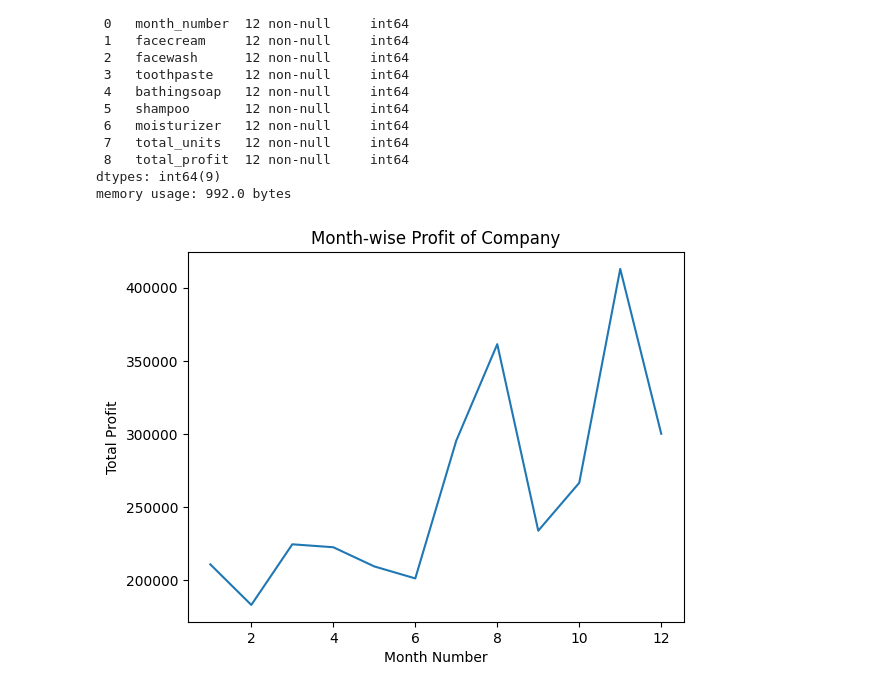
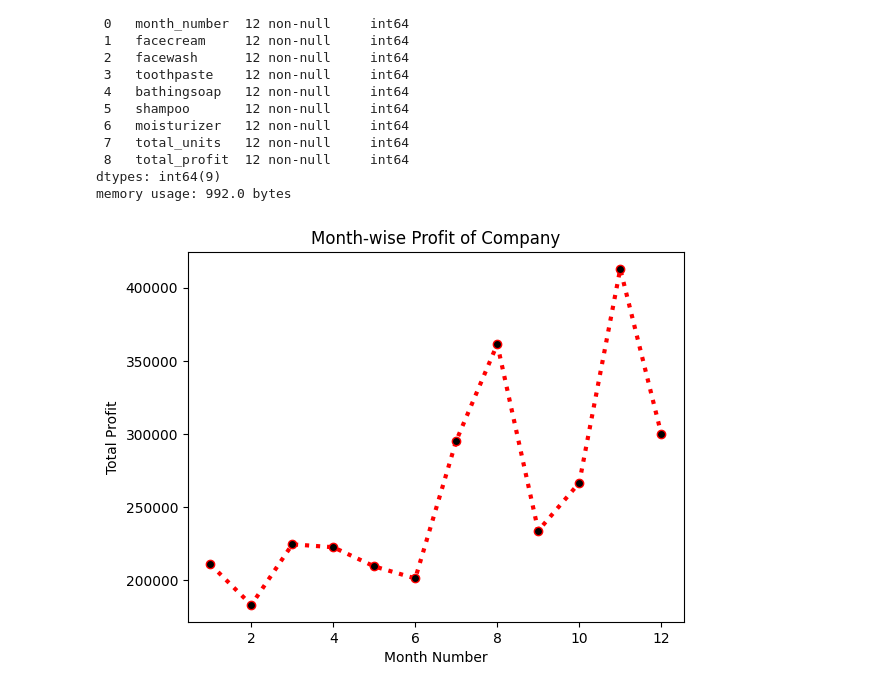
Before and after one commit to almacode1703/datascience-module, a Jupyter notebook: Lesson3/assignment.ipynb, the cells around one changed output. Drawn from its saved outputs; the diff is of its cells as text; code cells hidden in the pictures.

```diff
--- a/Lesson3/assignment.ipynb
+++ b/Lesson3/assignment.ipynb
@@ -88,13 +88,20 @@ Data columns (total 9 columns):
 dtypes: int64(9)
 memory usage: 992.0 bytes
 # %%
-plt.plot(df["month_number"], df["total_profit"])
-# Add labels and title
+plt.plot(
+    df["month_number"],
+    df["total_profit"],
+    linestyle=':',      # dotted line
+    marker='o',         # circle marker
+    color='red',        # line color
+    linewidth=3,        # line width
+    markerfacecolor='black'  # marker color
+)
+
 plt.xlabel("Month Number")
 plt.ylabel("Total Profit")
 plt.title("Month-wise Profit of Company")
 
-# Display graph
 plt.show()
 # %% [output]
-[figure, old version]
+[figure, new version]
```
Also changed, not shown: parts of 2 cells of this notebook.
